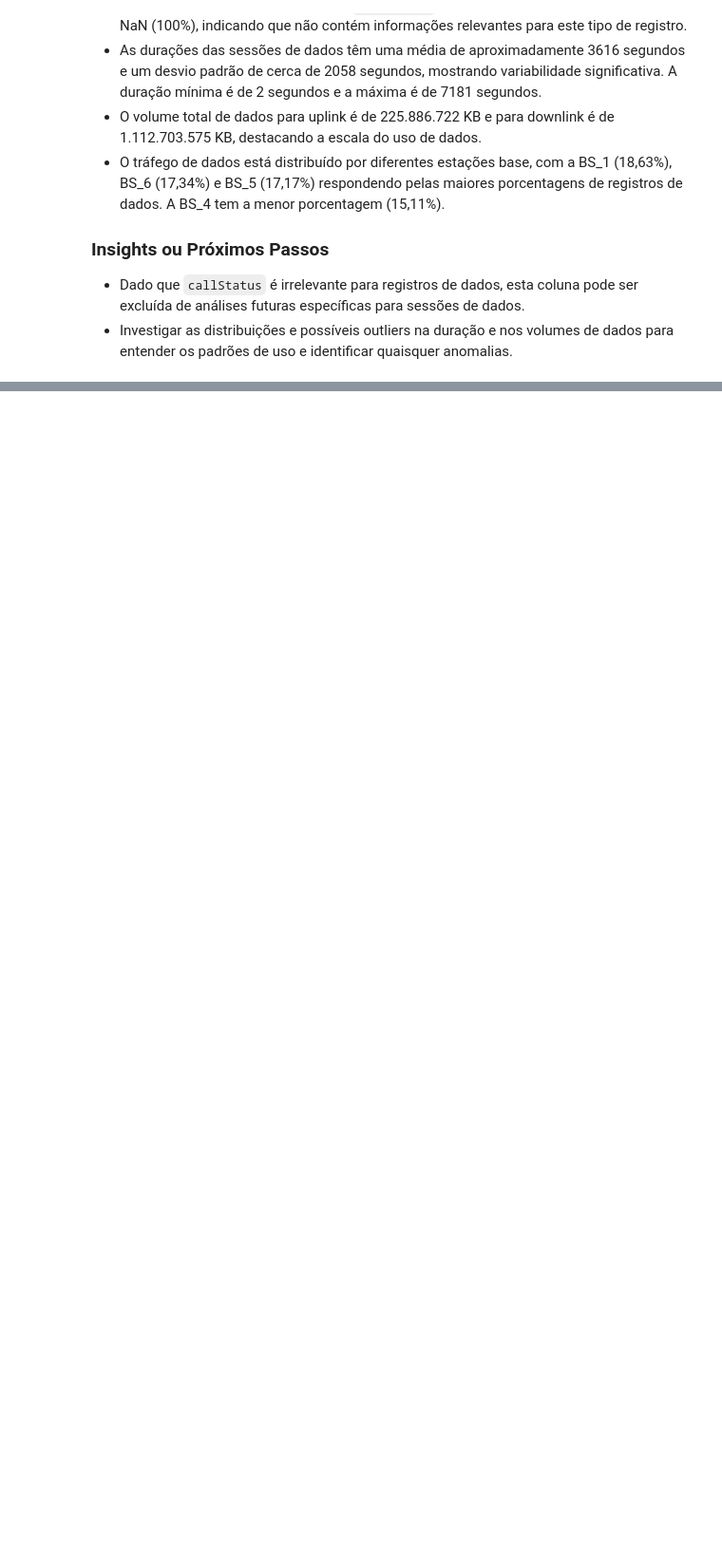
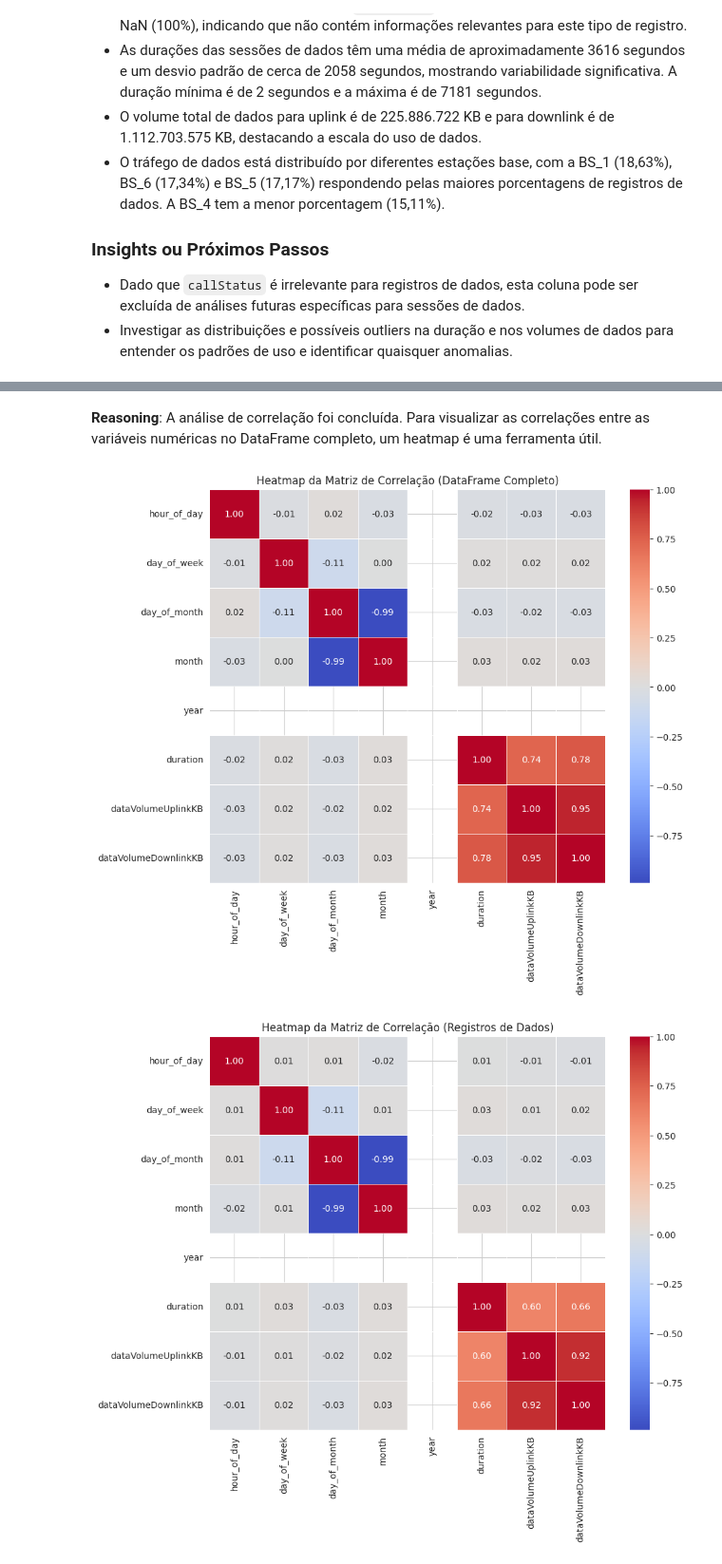
Before and after one commit to AntonioJorg/CDR, a Jupyter notebook: Gerador_CDR_aleatorio.ipynb, the cells around one changed output, grey strips where cells are left out. Shown at 95% size. Saved outputs shown, nothing was run; the diff lists cells and outputs as text; code cells hidden in the pictures; blank space fills up the shorter version.

```diff
--- a/Gerador_CDR_aleatorio.ipynb
+++ b/Gerador_CDR_aleatorio.ipynb
@@ -1291,0 +1718,15 @@ Distribuição Percentual de Registros de Dados por Localização:
+# %%
+# Calcular a matriz de correlação para o DataFrame completo, incluindo features temporais numéricas e métricas de tráfego.
+correlation_matrix_full = df_cdr_lido[['hour_of_day', 'day_of_week', 'day_of_month', 'month', 'year', 'duration', 'dataVolumeUplinkKB', 'dataVolumeDownlinkKB']].corr()
+
+print("\n--- Matriz de Correlação para o DataFrame Completo ---")
+display(correlation_matrix_full)
+
+# Filtrar df_cdr_lido para incluir apenas registros 'DATA' para análise de correlação em subconjunto.
+df_data_temporal = df_cdr_lido[df_cdr_lido['recordType'] == 'DATA'].copy()
+
+# Calcular a matriz de correlação para o subconjunto de dados (apenas registros 'DATA').
+correlation_matrix_data_subset = df_data_temporal[['hour_of_day', 'day_of_week', 'day_of_month', 'month', 'year', 'duration', 'dataVolumeUplinkKB', 'dataVolumeDownlinkKB']].corr()
+
+print("\n--- Matriz de Correlação para Registros de Dados (Subconjunto) ---")
+display(correlation_matrix_data_subset)
@@ -1291,0 +1754,24 @@ Distribuição Percentual de Registros de Dados por Localização:
+# %% [markdown]
+**Reasoning**:
+A análise de correlação foi concluída. Para visualizar as correlações entre as variáveis numéricas no DataFrame completo, um heatmap é uma ferramenta útil.
+# %%
+import seaborn as sns
+import matplotlib.pyplot as plt
+
+# Configurar o estilo dos gráficos
+sns.set_style("whitegrid")
+
+# Criar um heatmap da matriz de correlação para o DataFrame completo
+plt.figure(figsize=(10, 8))
+sns.heatmap(correlation_matrix_full, annot=True, cmap='coolwarm', fmt=".2f", linewidths=.5)
+plt.title('Heatmap da Matriz de Correlação (DataFrame Completo)')
+plt.show()
+
+# Opcional: Criar um heatmap da matriz de correlação para o subconjunto de dados
+plt.figure(figsize=(10, 8))
+sns.heatmap(correlation_matrix_data_subset, annot=True, cmap='coolwarm', fmt=".2f", linewidths=.5)
+plt.title('Heatmap da Matriz de Correlação (Registros de Dados)')
+plt.show()
+# %% [output]
+[figure, added]
+[figure, added]
```
Also changed, not shown: parts of 43 cells of this notebook.
